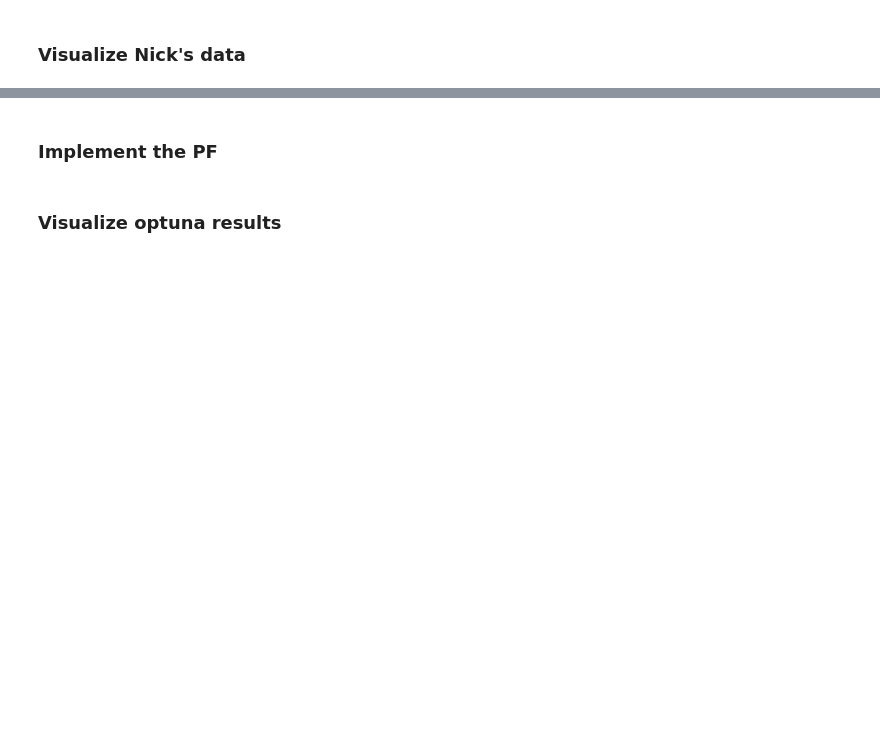
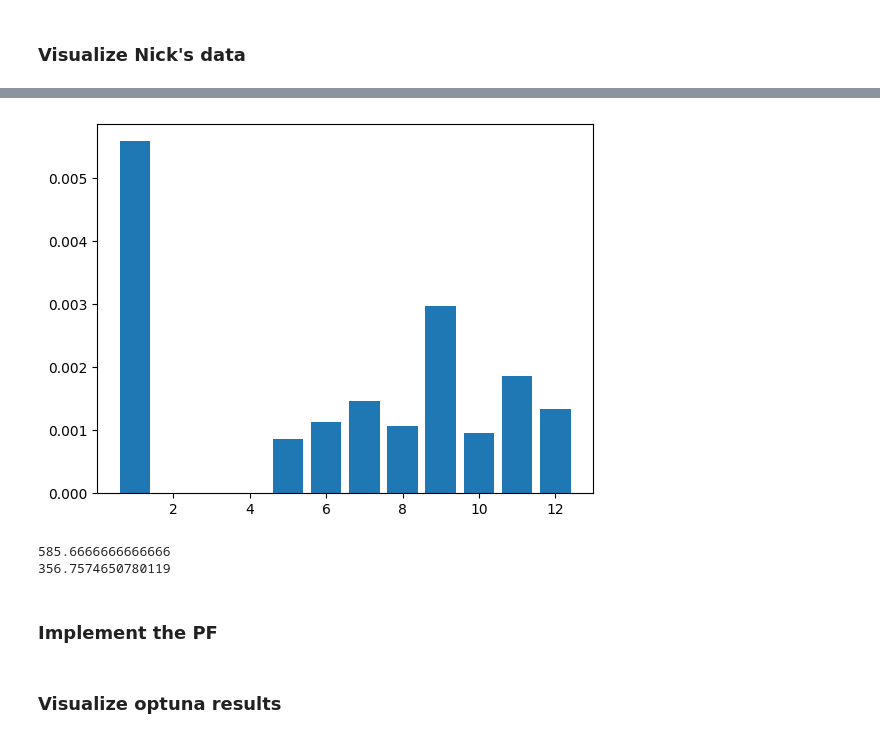
Before and after one commit to bbrisch/adaptive_bayesian_filter_prognostics, a Jupyter notebook: visulizations.ipynb, the cells around one changed output, grey strips where cells are left out. Drawn from its saved outputs; the diff is of its cells as text; code cells hidden in the pictures; blank space fills up the shorter version.

```diff
--- a/visulizations.ipynb
+++ b/visulizations.ipynb
@@ -99,3 +109,18 @@ plt.show()
+# %%
+rates = np.array([dataloader.load_id(id)[1] for id in dataloader.ids])
+
+plt.figure()
+plt.bar(dataloader.ids, rates)
+plt.show()
+# %% [output]
+[figure, added]
+# %%
+liftimes = np.array([len(dataloader.load_id(id)[0]) for id in dataloader.ids])
+print(liftimes.mean())
+print(liftimes.std())
+# %% [output]
+585.6666666666666
+356.7574650780119
 # %%
 len(dataloader.ids)
 # %%
```
Also changed, not shown: parts of 14 cells of this notebook, 17 other files.
